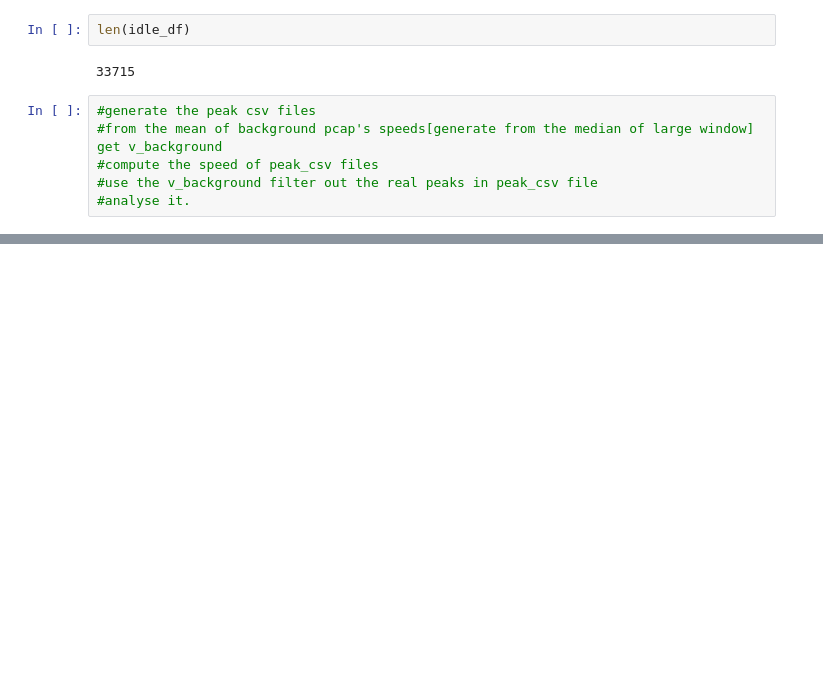
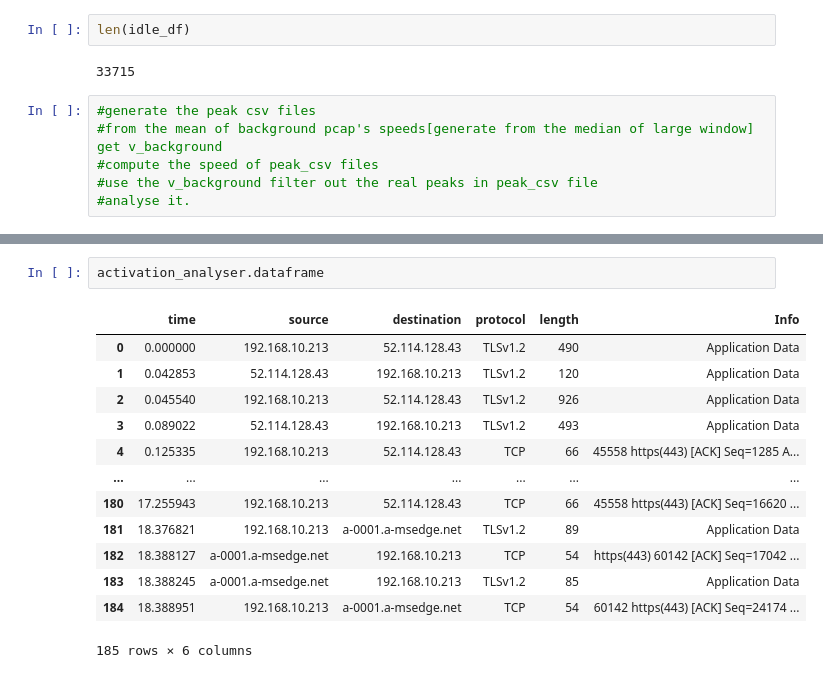
Before and after one commit to wnykuang/activation_detector, a Jupyter notebook: EDA_modeling_final1a.ipynb, the cells around one changed output, grey strips where cells are left out. Drawn from its saved outputs; the diff is of its cells as text; blank space fills up the shorter version.

```diff
--- a/EDA_modeling_final1a.ipynb
+++ b/EDA_modeling_final1a.ipynb
@@ -2775,0 +2820,16 @@ len(idle_df)
+# %%
+activation_analyser.dataframe
+# %% [output]
+|  | time | source | destination | protocol | length | Info |
+| 0 | 0.000000 | 192.168.10.213 | 52.114.128.43 | TLSv1.2 | 490 | Application Data |
+| 1 | 0.042853 | 52.114.128.43 | 192.168.10.213 | TLSv1.2 | 120 | Application Data |
+| 2 | 0.045540 | 192.168.10.213 | 52.114.128.43 | TLSv1.2 | 926 | Application Data |
+| 3 | 0.089022 | 52.114.128.43 | 192.168.10.213 | TLSv1.2 | 493 | Application Data |
+| 4 | 0.125335 | 192.168.10.213 | 52.114.128.43 | TCP | 66 | 45558 https(443) [ACK] Seq=1285 A... |
+| ... | ... | ... | ... | ... | ... | ... |
+| 180 | 17.255943 | 192.168.10.213 | 52.114.128.43 | TCP | 66 | 45558 https(443) [ACK] Seq=16620 ... |
+| 181 | 18.376821 | 192.168.10.213 | a-0001.a-msedge.net | TLSv1.2 | 89 | Application Data |
+| 182 | 18.388127 | a-0001.a-msedge.net | 192.168.10.213 | TCP | 54 | https(443) 60142 [ACK] Seq=17042 ... |
+| 183 | 18.388245 | a-0001.a-msedge.net | 192.168.10.213 | TLSv1.2 | 85 | Application Data |
+| 184 | 18.388951 | 192.168.10.213 | a-0001.a-msedge.net | TCP | 54 | 60142 https(443) [ACK] Seq=24174 ... |
+185 rows × 6 columns
```
Also changed, not shown: parts of 15 cells of this notebook.
